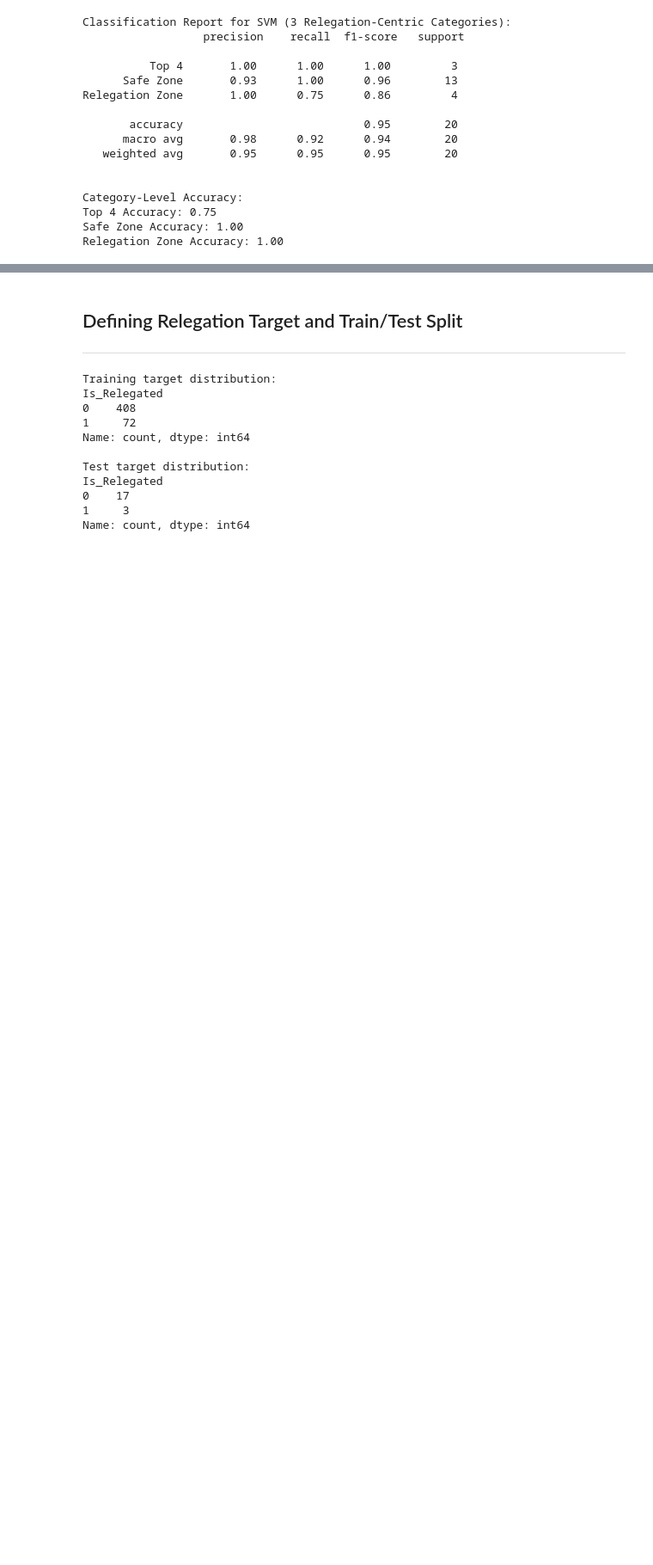
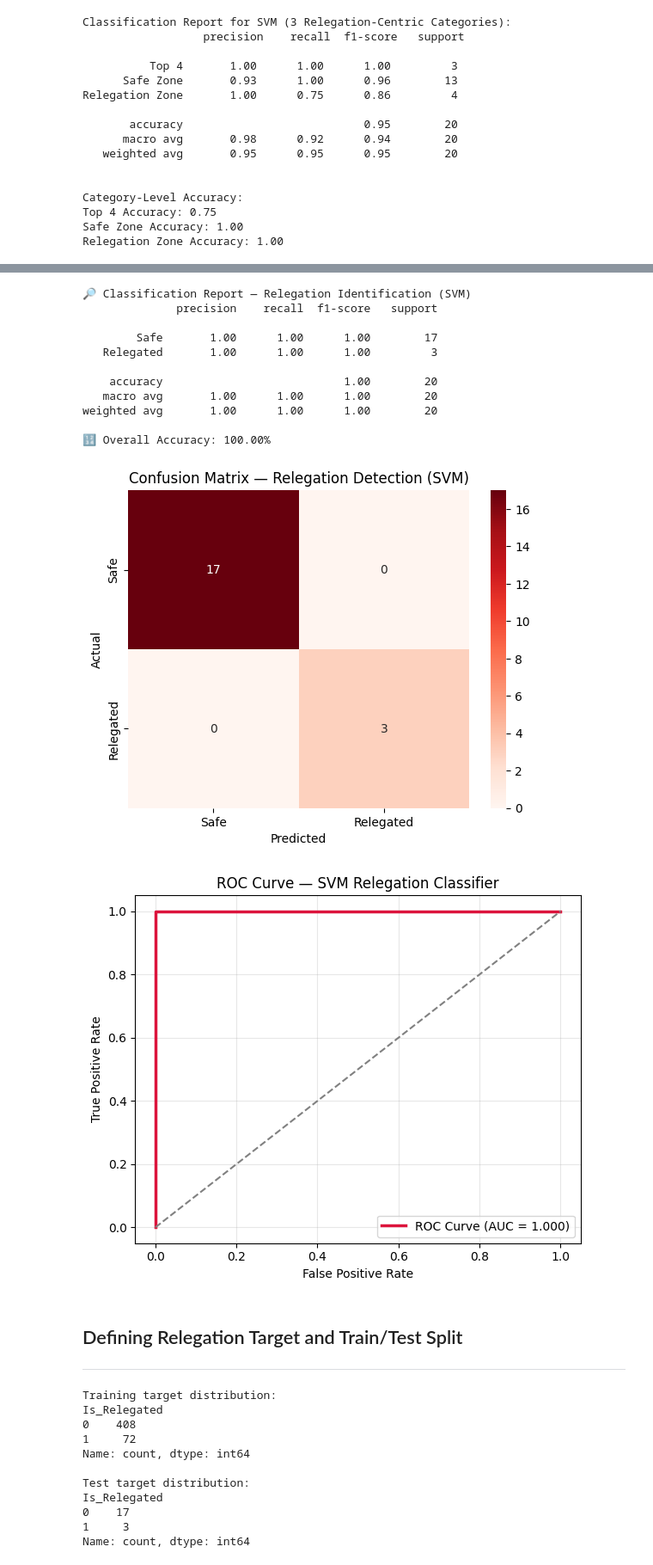
Before and after one commit to AtfastrSlushyMaker/pl-standings-prediction-project, a Jupyter notebook: notebooks/algorithms/SVM/svm_model.ipynb, the cells around one changed output, grey strips where cells are left out. Shown at 86% size. Saved outputs shown, nothing was run; the diff lists cells and outputs as text; code cells hidden in the pictures; blank space fills up the shorter version.

Commit message:
Risk Categorization from Relegation Probabilities

```diff
--- a/notebooks/algorithms/SVM/svm_model.ipynb
+++ b/notebooks/algorithms/SVM/svm_model.ipynb
@@ -521,3 +404,69 @@ plt.show()
+# %%
+#  Objective: Directly identify relegation-risk teams using binary classification
+from sklearn.svm import SVC
+from sklearn.pipeline import make_pipeline
+from sklearn.preprocessing import StandardScaler
+from sklearn.metrics import (
+    classification_report, confusion_matrix, accuracy_score, roc_curve, auc
+)
+import matplotlib.pyplot as plt
+import seaborn as sns
+import numpy as np
+
+# ✅ Step 1: Create binary labels — 1 if relegated (position ≥ 18), 0 otherwise
+y_train_bin = (y_train >= 18).astype(int)
+y_test_bin  = (y_test >= 18).astype(int)
+
+# ✅ Step 2: Train SVM classifier
+svm_clf = make_pipeline(
+    StandardScaler(),
+    SVC(kernel='rbf', C=10, probability=True, random_state=42)
+)
+svm_clf.fit(X_train, y_train_bin)
+y_pred_bin = svm_clf.predict(X_test)
+y_proba_bin = svm_clf.predict_proba(X_test)[:, 1]
+
+# ✅ Step 3: Evaluation — classification metrics
+print("🔎 Classification Report — Relegation Identification (SVM)")
+print(classification_report(y_test_bin, y_pred_bin, target_names=["Safe", "Relegated"]))
+print(f"🔢 Overall Accuracy: {accuracy_score(y_test_bin, y_pred_bin):.2%}")
+
+# ✅ Step 4: Confusion Matrix
+cm = confusion_matrix(y_test_bin, y_pred_bin)
+sns.heatmap(cm, annot=True, fmt='d', cmap='Reds', xticklabels=["Safe", "Relegated"], yticklabels=["Safe", "Relegated"])
+plt.xlabel("Predicted")
+plt.ylabel("Actual")
+plt.title("Confusion Matrix — Relegation Detection (SVM)")
+plt.show()
+
+# ✅ Step 5: ROC Curve
+fpr, tpr, _ = roc_curve(y_test_bin, y_proba_bin)
+roc_auc = auc(fpr, tpr)
+
+plt.figure(figsize=(6, 5))
+plt.plot(fpr, tpr, color='crimson', lw=2.5, label=f'ROC Curve (AUC = {roc_auc:.3f})')
+plt.plot([0, 1], [0, 1], linestyle='--', color='gray')
+plt.xlabel('False Positive Rate')
+plt.ylabel('True Positive Rate')
+plt.title("ROC Curve — SVM Relegation Classifier")
+plt.legend()
+plt.grid(alpha=0.3)
+plt.tight_layout()
+plt.show()
+# %% [output]
+🔎 Classification Report — Relegation Identification (SVM)
+              precision    recall  f1-score   support
+
+        Safe       1.00      1.00      1.00        17
+   Relegated       1.00      1.00      1.00         3
+
+    accuracy                           1.00        20
+   macro avg       1.00      1.00      1.00        20
+weighted avg       1.00      1.00      1.00        20
+
+🔢 Overall Accuracy: 100.00%
+[figure, added]
+[figure, added]
 # %% [markdown]
 ## Defining Relegation Target and Train/Test Split
 
```
Also changed, not shown: parts of 17 cells of this notebook.
